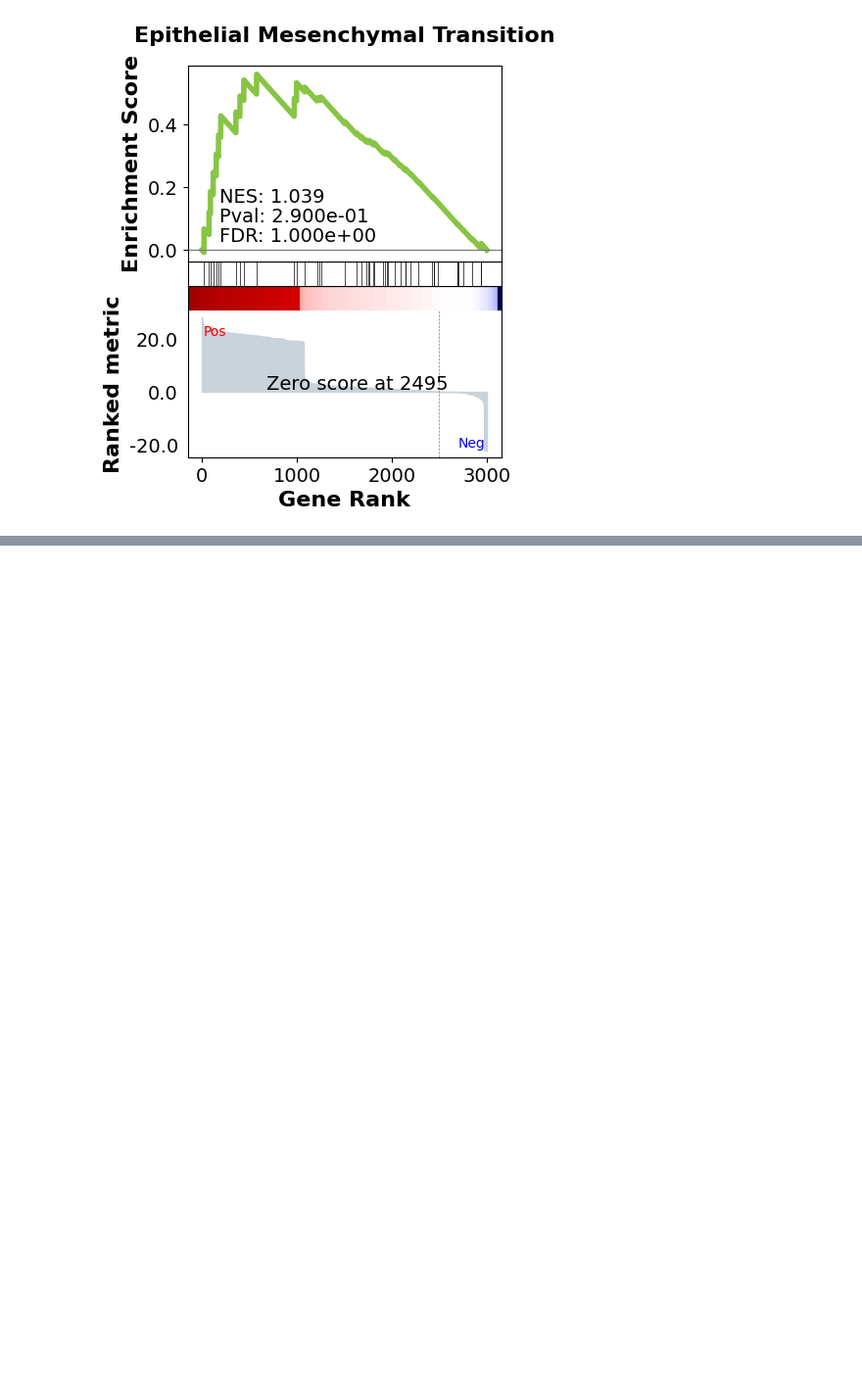
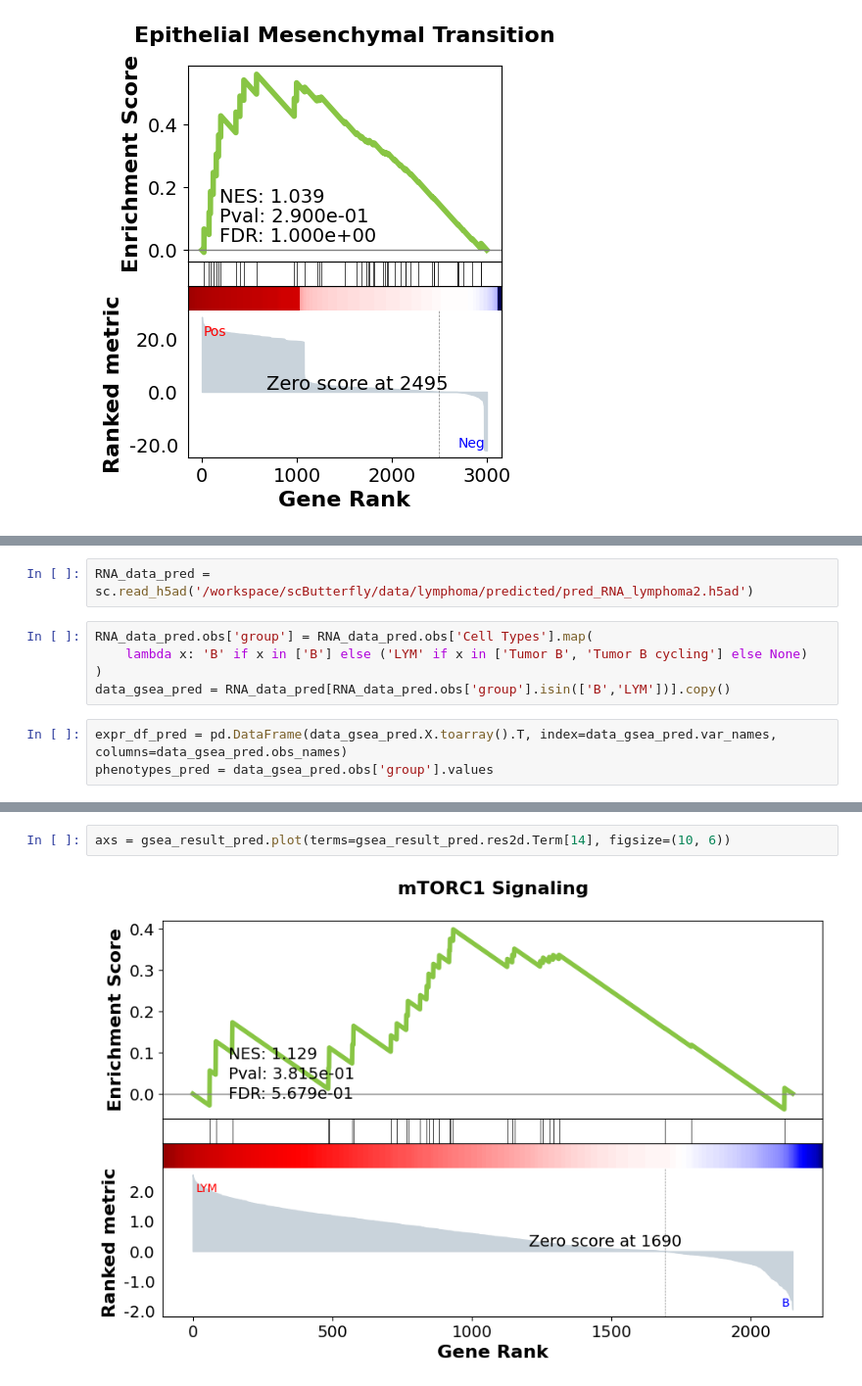
Before and after one commit to preet2706/Benchmarking, a Jupyter notebook: gsea.ipynb, the cells around one changed output, grey strips where cells are left out. Shown: that part at 98% size. Cells and saved outputs as stored; diff of their text form; blank space fills up the shorter version.

```diff
--- a/working_notebook.ipynb
+++ b/gsea.ipynb
@@ -313,0 +324,10 @@ gs_res.plot(terms=terms[1])
+# %%
+RNA_data_pred = sc.read_h5ad('/workspace/scButterfly/data/lymphoma/predicted/pred_RNA_lymphoma2.h5ad')
+# %%
+RNA_data_pred.obs['group'] = RNA_data_pred.obs['Cell Types'].map(
+    lambda x: 'B' if x in ['B'] else ('LYM' if x in ['Tumor B', 'Tumor B cycling'] else None)
+)
+data_gsea_pred = RNA_data_pred[RNA_data_pred.obs['group'].isin(['B','LYM'])].copy()
+# %%
+expr_df_pred = pd.DataFrame(data_gsea_pred.X.toarray().T, index=data_gsea_pred.var_names, columns=data_gsea_pred.obs_names)
+phenotypes_pred = data_gsea_pred.obs['group'].values
@@ -313,0 +367,4 @@ gs_res.plot(terms=terms[1])
+# %%
+axs = gsea_result_pred.plot(terms=gsea_result_pred.res2d.Term[14], figsize=(10, 6))
+# %% [output]
+[figure, added]
```
Also changed, not shown: parts of 35 cells of this notebook, 2 other files.
